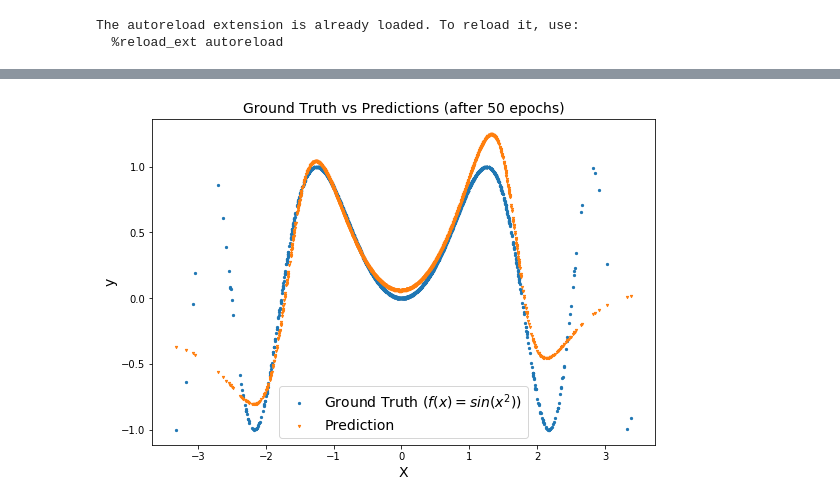
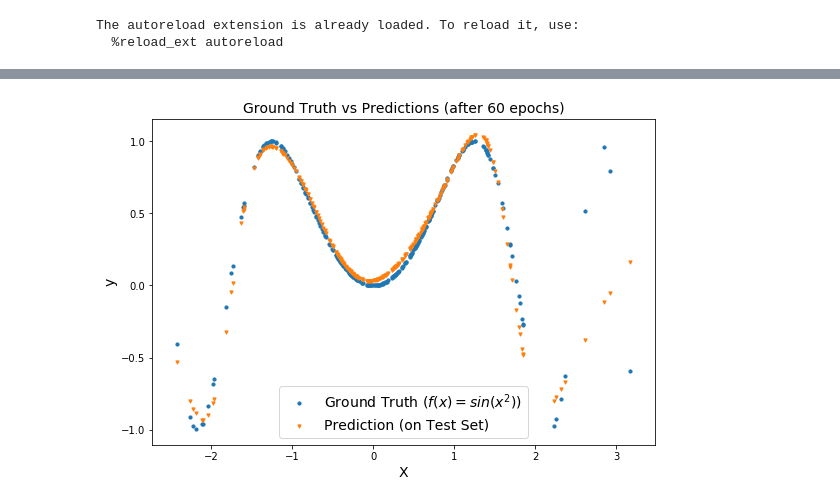
Before and after one commit to autodiff-cs207/AutoDiff, a Jupyter notebook: AutoDiff/Neural_Network.ipynb, the cells around one changed output, grey strips where cells are left out. Saved outputs shown, nothing was run; the diff lists cells and outputs as text; code cells hidden in the pictures.

Commit message:
Neural net added test set results

```diff
--- a/AutoDiff/Neural_Network.ipynb
+++ b/AutoDiff/Neural_Network.ipynb
@@ -105,7 +105,7 @@ class NeuralNet(object):
 # %%
 # Demonstration of Neural Network
 input_dim = 1
-hidden_dim = 10
+hidden_dim = 12
 out_dim = 1
 lr = 0.1
 nn = NeuralNet(input_dim, hidden_dim, out_dim, lr)
@@ -116,7 +116,7 @@ num_train = 2700
 X_train, y_train = X_data[0:num_train,:], y_data[0:num_train]
 X_test, y_test = X_data[num_train:,:], y_data[num_train:]
 # %%
-num_epochs = 50
+num_epochs = 60
 tol = 1e-4
 prev_loss = 1e6
 for epoch in range(num_epochs):
@@ -151,18 +151,18 @@ Loss after epoch 50 is: 45.4751
 # %%
 # Test on the test set
-y_pred = [0.0]*len(y_train)
-for i in range(len(y_train)):
-    _, pred = nn.forward(X_train[i,:], y_train[i])
+y_pred = [0.0]*len(y_test)
+for i in range(len(y_test)):
+    _, pred = nn.forward(X_test[i,:], y_test[i])
     y_pred[i] = list(pred)[0]
 # %%
 fig = plt.gcf()
 fig.set_size_inches(9, 6)
-_ = plt.scatter(X_train[:,0], y_train, marker='o', s=5, label=r'Ground Truth ($f(x) = sin(x^2)$)')
-_ = plt.scatter(X_train[:,0], y_pred, marker='v', s=5, label='Prediction')
+_ = plt.scatter(X_test[:,0], y_test, marker='o', s=10, label=r'Ground Truth ($f(x) = sin(x^2)$)')
+_ = plt.scatter(X_test[:,0], y_pred, marker='v', s=10, label='Prediction (on Test Set)')
 _ = plt.xlabel('X', fontsize=14)
 _ = plt.ylabel('y', fontsize=14)
 _ = plt.legend(loc='best', fontsize=14)
 _ = plt.title('Ground Truth vs Predictions (after {} epochs)'.format(num_epochs), fontsize=14)
 fig.savefig('neural_net.png')
 # %% [output]
-[figure, old version]
+[figure, new version]
```
Also changed, not shown: parts of 1 cell of this notebook.
